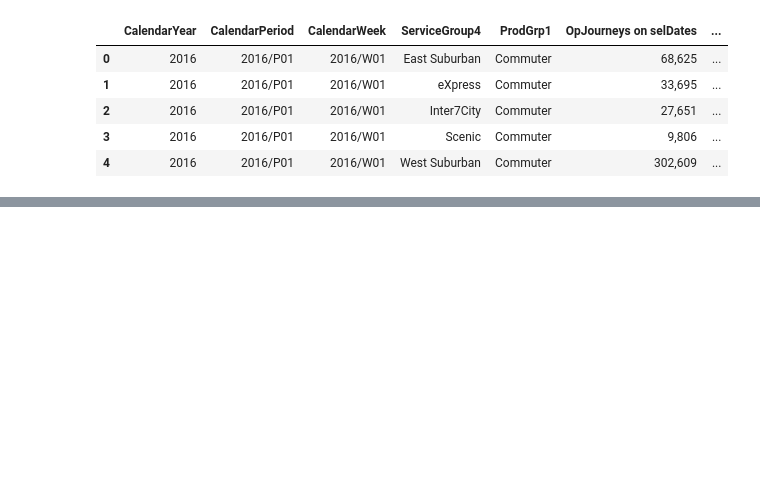
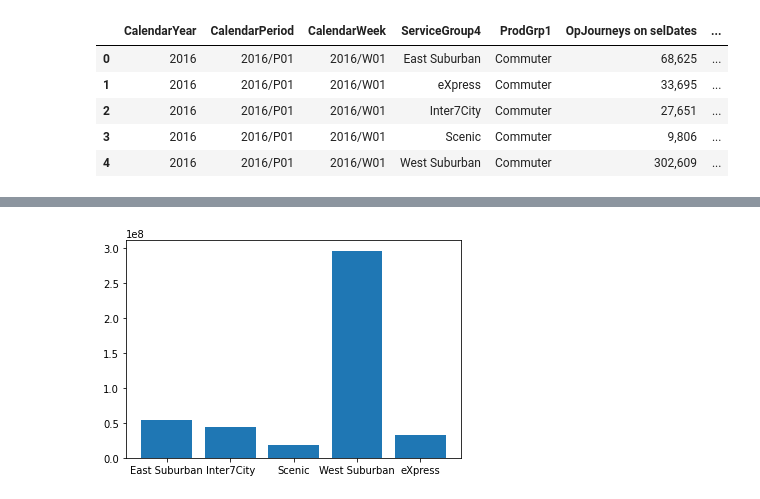
Before and after one commit to JoshYang1/Innovation-Week-Krusty-Krabs, a Jupyter notebook: Krusty Krab.ipynb, the cells around one changed output, grey strips where cells are left out. Cells and saved outputs as stored; diff of their text form; code cells hidden in the pictures; blank space fills up the shorter version.

```diff
--- a/Krusty Krab.ipynb
+++ b/Krusty Krab.ipynb
@@ -30,4 +58,8 @@ df
 # %%
 journeys = df['OpJourneys on selDates']
 service = df['ServiceGroup4']
+# %%
+plt.bar(service,journeys);
+# %% [output]
+[figure, added]
 # %%
```
Also changed, not shown: parts of 10 cells of this notebook.
